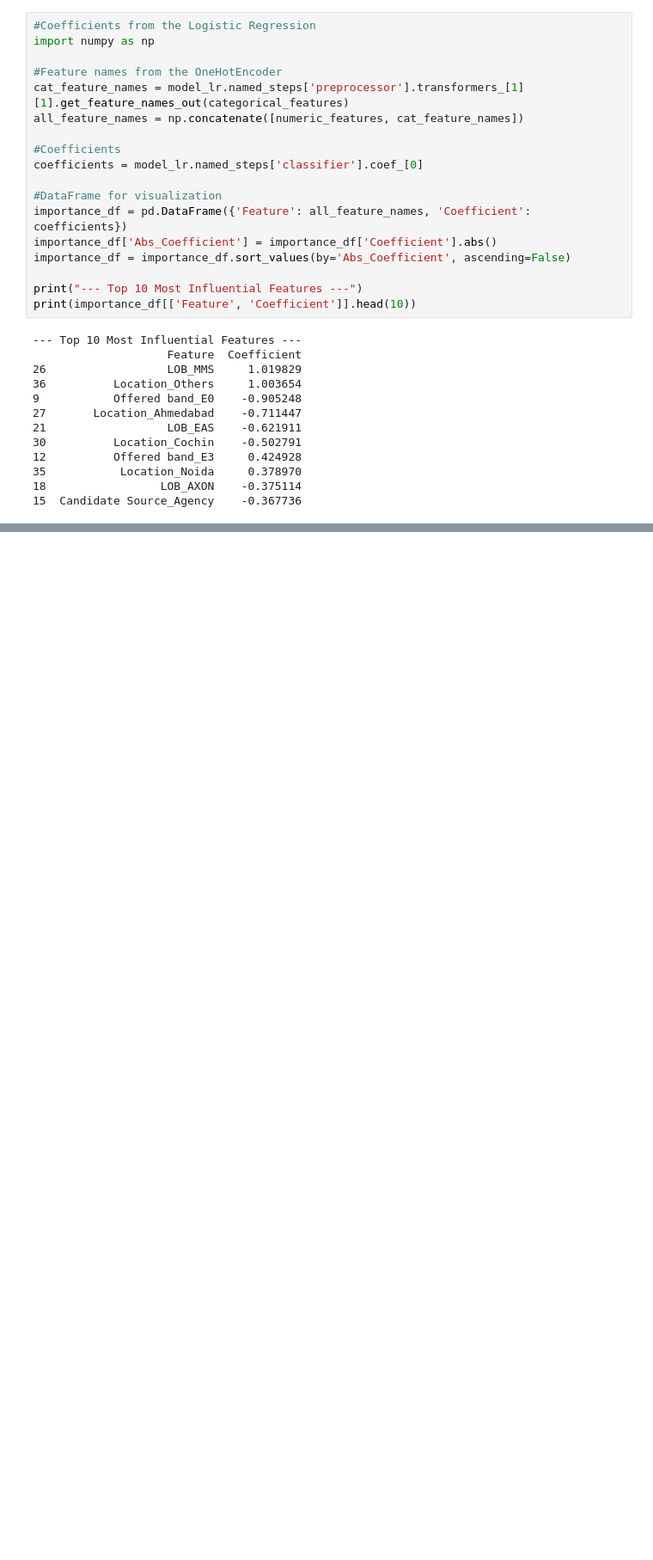
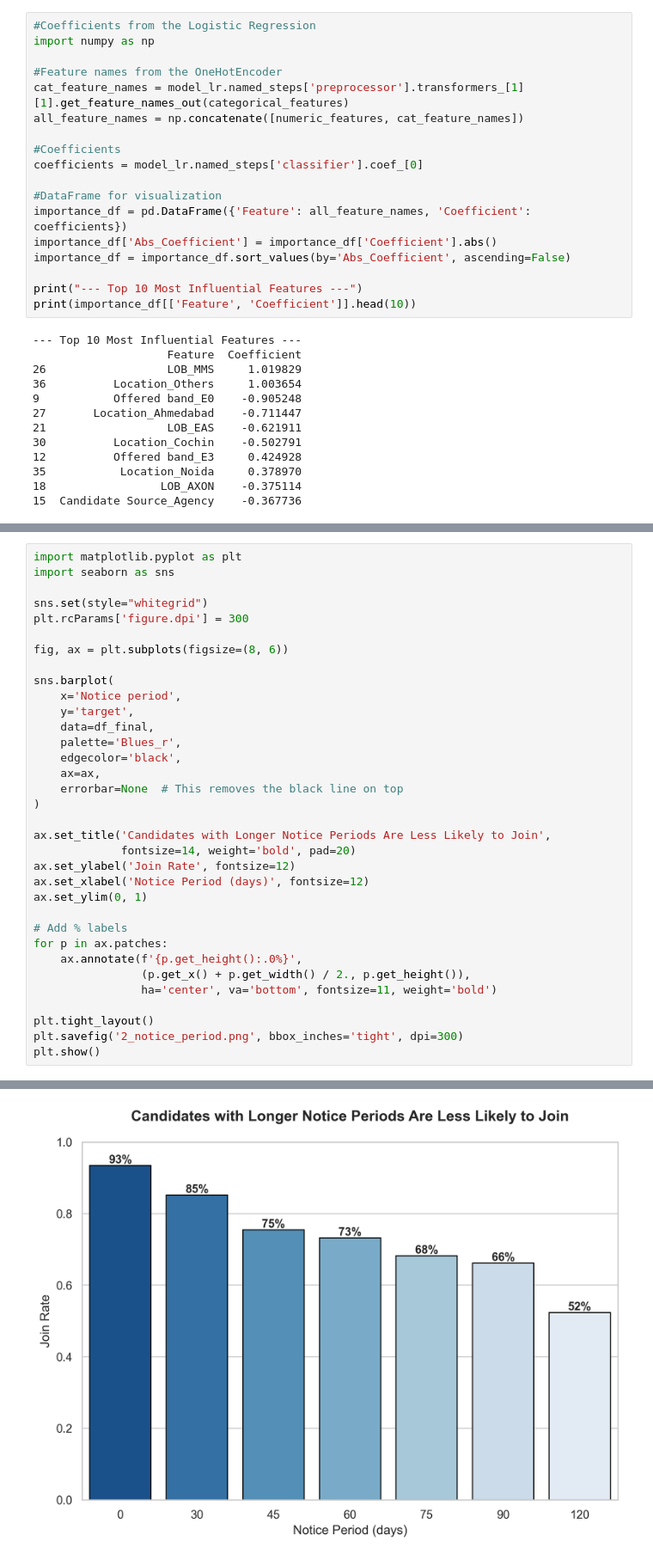
Before and after one commit to DhyanMedappa/candidate-dropout-prediction, a Jupyter notebook: notebook/analysis.ipynb, the cells around one changed output, grey strips where cells are left out. Shown at 86% size. Drawn from its saved outputs; the diff is of its cells as text; blank space fills up the shorter version.

```diff
--- a/notebook/analysis.ipynb
+++ b/notebook/analysis.ipynb
@@ -229,0 +316,35 @@ print(importance_df[['Feature', 'Coefficient']].head(10))
+# %%
+import matplotlib.pyplot as plt
+import seaborn as sns
+
+sns.set(style="whitegrid")
+plt.rcParams['figure.dpi'] = 300
+
+fig, ax = plt.subplots(figsize=(8, 6))
+
+sns.barplot(
+    x='Notice period',
+    y='target',
+    data=df_final,
+    palette='Blues_r',
+    edgecolor='black',
+    ax=ax,
+    errorbar=None  # This removes the black line on top
+)
+
+ax.set_title('Candidates with Longer Notice Periods Are Less Likely to Join',
+             fontsize=14, weight='bold', pad=20)
+ax.set_ylabel('Join Rate', fontsize=12)
+ax.set_xlabel('Notice Period (days)', fontsize=12)
+ax.set_ylim(0, 1)
+
+# Add % labels
+for p in ax.patches:
+    ax.annotate(f'{p.get_height():.0%}',
+                (p.get_x() + p.get_width() / 2., p.get_height()),
+                ha='center', va='bottom', fontsize=11, weight='bold')
+
+plt.tight_layout()
+plt.savefig('2_notice_period.png', bbox_inches='tight', dpi=300)
+plt.show()
+# %% [output]
@@ -229,0 +354 @@ print(importance_df[['Feature', 'Coefficient']].head(10))
+[figure, added]
```
Also changed, not shown: parts of 4 cells of this notebook, 2 other files.
